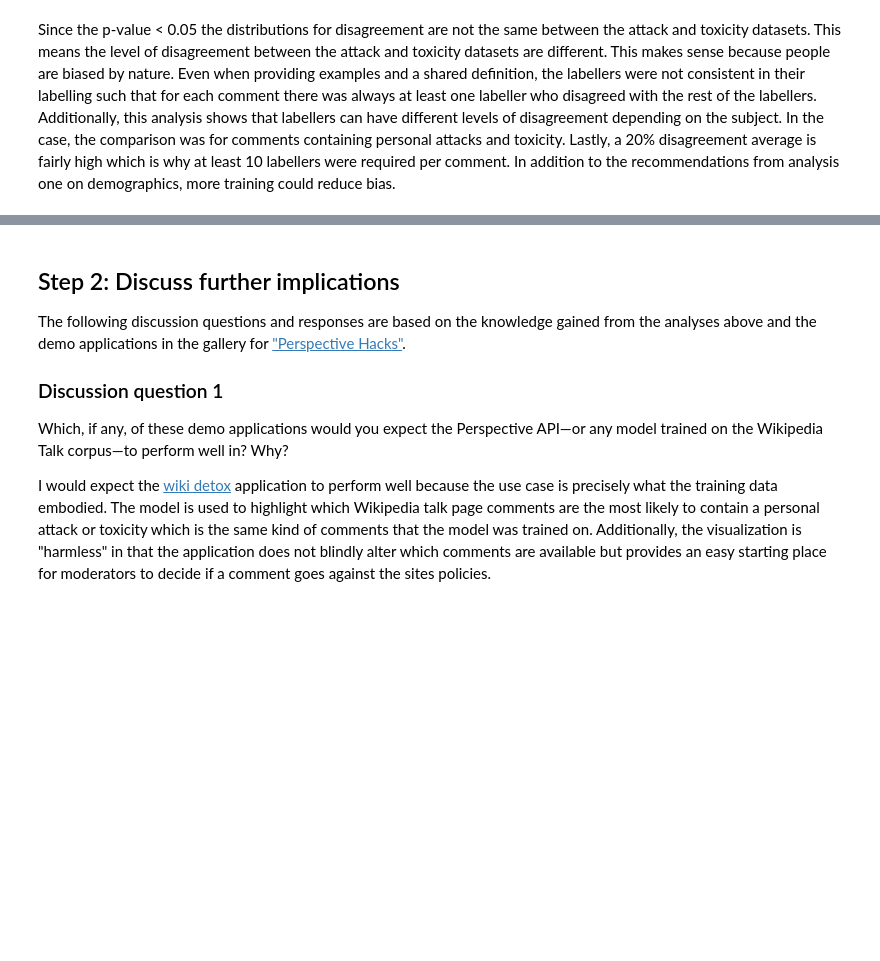
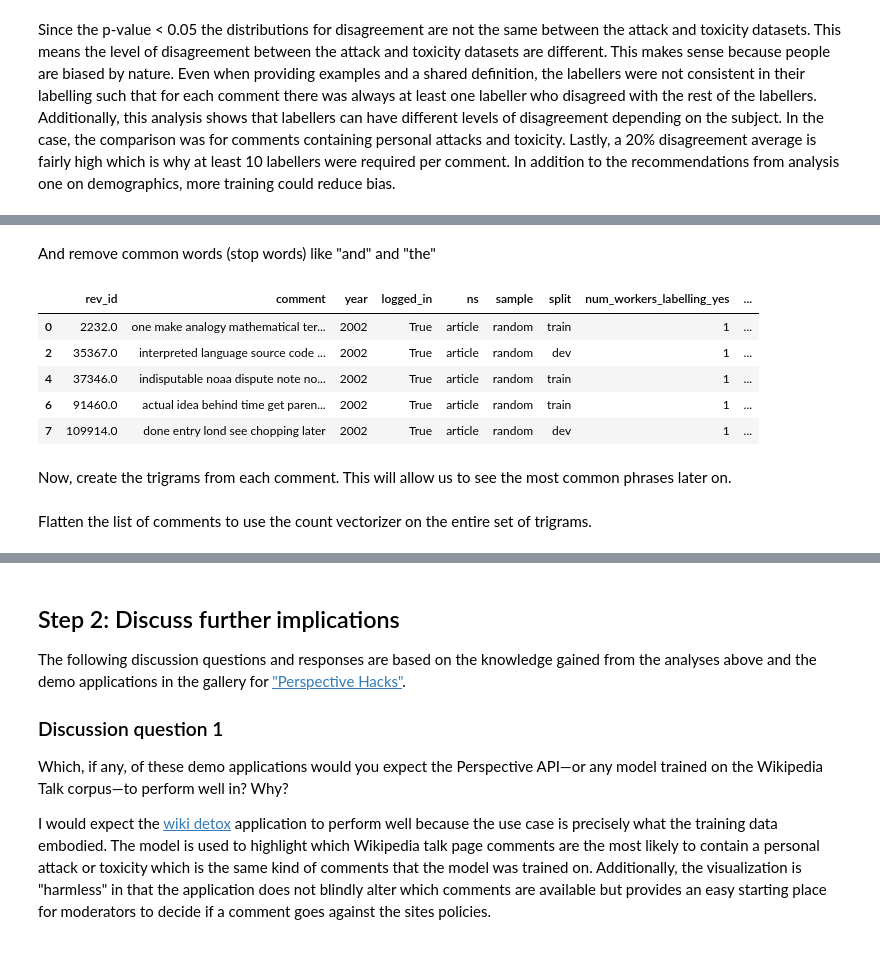
Before and after one commit to NalaniKai/data-512, a Jupyter notebook: data-512-a2/StepByStepNotebook.ipynb, the cells around one changed output, grey strips where cells are left out. Drawn from its saved outputs; the diff is of its cells as text; code cells hidden in the pictures; blank space fills up the shorter version.

Commit message:
Added frequent phrase comparison

```diff
--- a/data-512-a2/StepByStepNotebook.ipynb
+++ b/data-512-a2/StepByStepNotebook.ipynb
@@ -480,0 +500,4 @@ Since the p-value < 0.05 the distributions for disagreement are not the same bet
+# %%
+toxic_filtered = toxic_comments[toxic_disagreement_comments["percent_disagree"] < 0.1]
+attack_filtered = attack_comments[attack_disagreement_comments["percent_disagree"] < 0.1]
+toxic_filtered["comment"].head()
@@ -480,0 +520,18 @@ Since the p-value < 0.05 the distributions for disagreement are not the same bet
+# %% [markdown]
+And remove common words (stop words) like "and" and "the"
+# %%
+from nltk.corpus import stopwords
+stop_words = stopwords.words("english")
+
+toxic_filtered["comment"] = toxic_filtered["comment"].apply(lambda c: " ".join([word for word in c.split() if word not in stop_words]))
+attack_filtered["comment"] = attack_filtered["comment"].apply(lambda c: " ".join([word for word in c.split() if word not in stop_words]))
+toxic_filtered.head()
+# %% [output]
+|  | rev_id | comment | year | logged_in | ns | sample | split | num_workers_labelling_yes | ... |
+| 0 | 2232.0 | one make analogy mathematical ter... | 2002 | True | article | random | train | 1 | ... |
+| 2 | 35367.0 | interpreted language source code ... | 2002 | True | article | random | dev | 1 | ... |
+| 4 | 37346.0 | indisputable noaa dispute note no... | 2002 | True | article | random | train | 1 | ... |
+| 6 | 91460.0 | actual idea behind time get paren... | 2002 | True | article | random | train | 1 | ... |
+| 7 | 109914.0 | done entry lond see chopping later | 2002 | True | article | random | dev | 1 | ... |
+# %% [markdown]
+Now, create the trigrams from each comment. This will allow us to see the most common phrases later on.
@@ -480,0 +559,2 @@ Since the p-value < 0.05 the distributions for disagreement are not the same bet
+# %% [markdown]
+Flatten the list of comments to use the count vectorizer on the entire set of trigrams.
```
Also changed, not shown: parts of 14 cells of this notebook.
